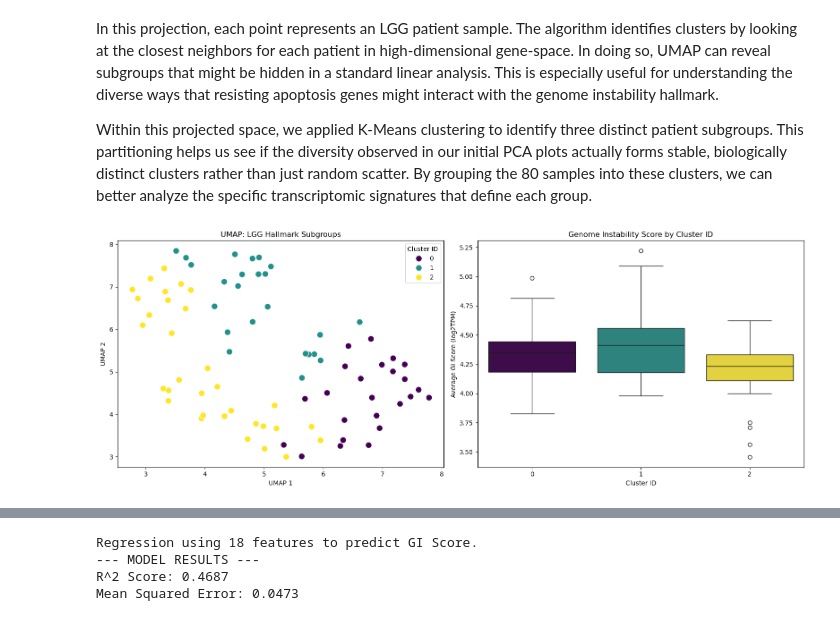
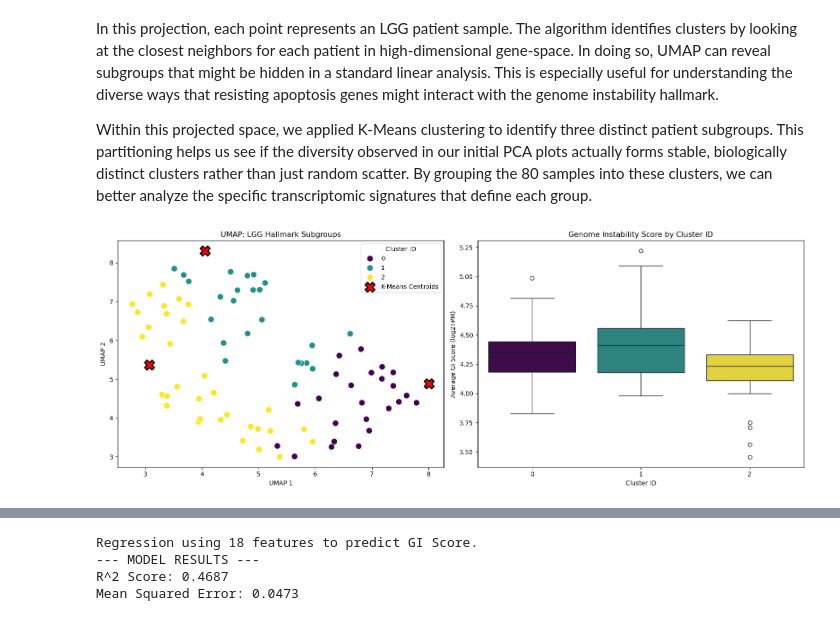
Before and after one commit to gracevl/lee-spencer-Module-4-Cancer, a Jupyter notebook: code/Module 4 Template.ipynb, the cells around one changed output, grey strips where cells are left out. Saved outputs shown, nothing was run; the diff lists cells and outputs as text; code cells hidden in the pictures.

```diff
--- a/code/Module 4 Template.ipynb
+++ b/code/Module 4 Template.ipynb
@@ -486,35 +486,43 @@ X_combined = pd.concat([X.drop(columns=['GI_Score']), X2], axis=1)
 kmeans = KMeans(n_clusters=3, random_state=42)
 combined_clusters = kmeans.fit_predict(X_combined)
 
 # 4. UMAP DIMENSIONALITY REDUCTION
 # ------------------------------------------------------------------
 reducer = umap.UMAP(n_neighbors=15, min_dist=0.1, random_state=42)
 X_umap = reducer.fit_transform(X_combined)
 
+# NEW: Transform the high-dimensional KMeans centroids into the 2D UMAP space
+centroids_2d = reducer.transform(kmeans.cluster_centers_)
+
 # 5. VISUALIZATION (Color Match Fixed)
 # ------------------------------------------------------------------
 fig, (ax1, ax2) = plt.subplots(1, 2, figsize=(16, 6))
 
 # Plot A: UMAP Visualizing Patient Subtypes
 sns.scatterplot(x=X_umap[:, 0], y=X_umap[:, 1], hue=combined_clusters,
                 palette='viridis', s=100, ax=ax1)
+
+# NEW: Plot the Centroids as distinct markers (e.g., large red X's)
+ax1.scatter(centroids_2d[:, 0], centroids_2d[:, 1],
+            marker='X', s=250, c='red', edgecolor='black', linewidth=2,
+            label='K-Means Centroids')
+
 ax1.set_title("UMAP: LGG Hallmark Subgroups")
 ax1.set_xlabel("UMAP 1")
 ax1.set_ylabel("UMAP 2")
 ax1.legend(title="Cluster ID")
 
 # Plot B: Validating Features vs. Target (GI Score)
-# Explicitly setting hue=combined_clusters ensures the colors match Plot A
 sns.boxplot(x=combined_clusters, y=X['GI_Score'], hue=combined_clusters,
             palette='viridis', ax=ax2, legend=False)
 ax2.set_title("Genome Instability Score by Cluster ID")
 ax2.set_xlabel("Cluster ID")
 ax2.set_ylabel("Average GI Score (log2TPM)")
 
 plt.tight_layout()
 plt.show()
 # %% [output]
-[figure, old version]
+[figure, new version]
 # %% [markdown]
 #### Results
 
```
Also changed, not shown: parts of 9 cells of this notebook.
